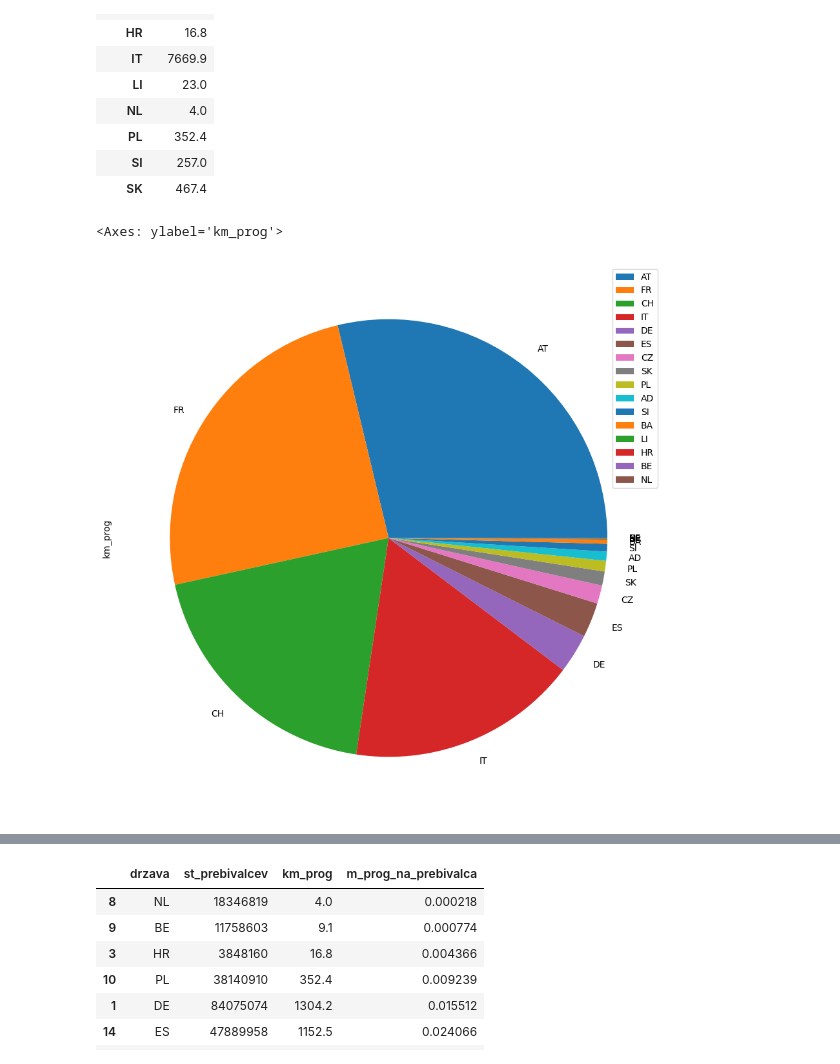
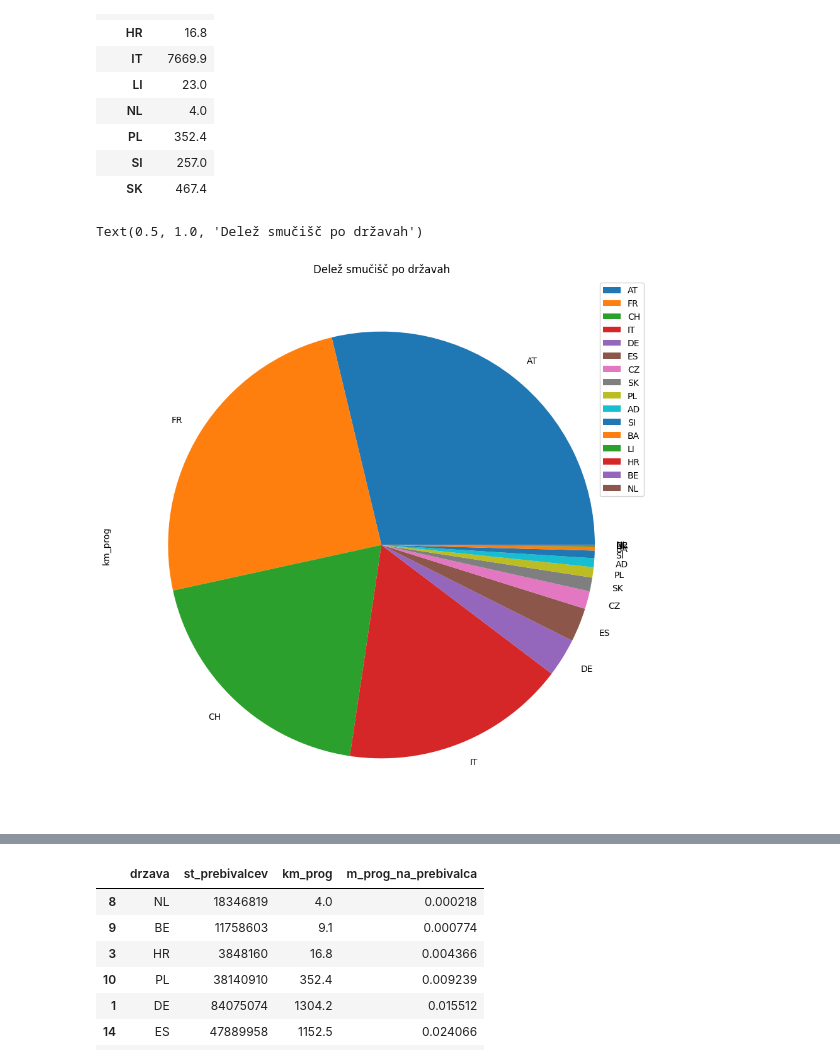
Before and after one commit to zanaprimc/bergfex-uvp-projektna, a Jupyter notebook: analiza.ipynb, the cells around one changed output, grey strips where cells are left out. Cells and saved outputs as stored; diff of their text form; code cells hidden in the pictures.

```diff
--- a/analiza.ipynb
+++ b/analiza.ipynb
@@ -18,0 +40,4 @@ najvecja_smucisca.plot.bar(x="smucisce", y="km_prog")
+# %%
+smucisca["4_vallées"] = smucisca["smucisce"].str.contains("4 Vallées")
+vsota = smucisca.groupby("4_vallées").sum("km_prog")
+display(vsota.drop(["karta"], axis="columns"))
@@ -21,7 +53,6 @@ Najprej poglejmo, koliko km prog ima vsaka od držav, če seštejemo proge vseh
 # %%
-df1 = pd.DataFrame(smucisca)
-df2 = df1.groupby(["drzava"]).sum("km_prog")
-display(df2)
+vsota_prog = smucisca.drop(["karta", "4_vallées"], axis="columns").groupby(["drzava"]).sum("km_prog")
+display(vsota_prog)
 # %% [output]
 |  | km_prog |
 | drzava |  |
@@ -42,8 +73,8 @@ display(df2)
 | SI | 257.0 |
 | SK | 467.4 |
 # %%
-najvec_prog = df2.sort_values(by="km_prog", ascending=False)
-najvec_prog.plot.pie(y="km_prog", figsize=(11, 11))
+najvec_prog = vsota_prog.sort_values(by="km_prog", ascending=False)
+najvec_prog.plot.pie(y="km_prog", figsize=(11, 11)).set_title("Delež smučišč po državah")
 # %% [output]
-<Axes: ylabel='km_prog'>
+Text(0.5, 1.0, 'Delež smučišč po državah')
-[figure, old version]
+[figure, new version]
```
Also changed, not shown: parts of 27 cells of this notebook, 5 other files.
